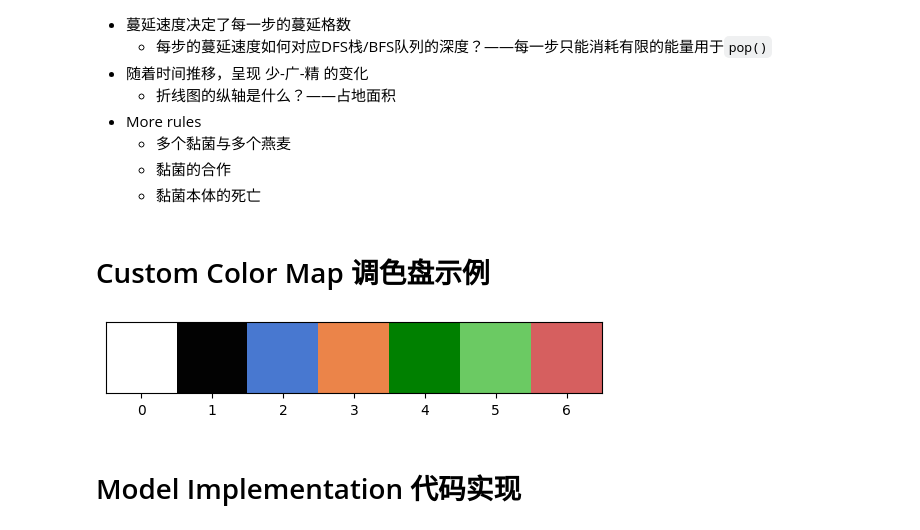
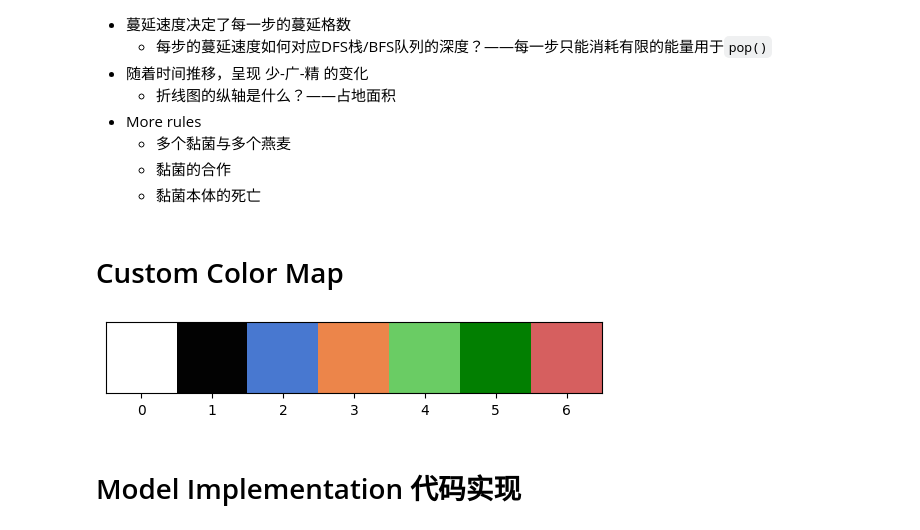
Before and after one commit to MengSunDom/CITS4403, a Jupyter notebook: CITS44403_29.ipynb, the cells around one changed output. Cells and saved outputs as stored; diff of their text form; code cells hidden in the pictures.

```diff
--- a/CITS44403_29.ipynb
+++ b/CITS44403_29.ipynb
@@ -211,7 +211,7 @@ plt.show()
   * 黏菌的合作
   * 黏菌本体的死亡
 # %% [markdown]
-# Custom Color Map 调色盘示例
+# Custom Color Map
 # %%
 import seaborn as sns
 from matplotlib.colors import LinearSegmentedColormap
@@ -220,7 +220,7 @@ import numpy as np
 
 # make a custom color map
 palette = sns.color_palette('muted')
-colors = ["white", "black", palette[0], palette[1], "green", palette[2], palette[3]]
+colors = ["white", "black", palette[0], palette[1], palette[2], "green", palette[3]]
 cmap = LinearSegmentedColormap.from_list("cmap", colors)
 
 # make a color dict
@@ -229,36 +229,37 @@ color = {
     "black" : 1,
     "blue" : 2,
     "orange" : 3,
-    "green" : 4,
-    "light_green" : 5,
+    "light_green" : 4,
+    "green" : 5,
     "red" : 6
 }
 
 # map item to color
 item_color = {
     "path" : color["white"],
     "wall" : color["black"],
     "oat" : color["red"],
     "mold" : color["green"],
     "growth" : color["light_green"]
 }
+
 # demo
 colors_demo = np.arange(7).reshape(1, -1)
 draw_params = {'cmap': cmap, 'vmin': 0, 'vmax': 6, 'alpha': 1}
 
 color_path = item_color["path"]
 color_wall = item_color["wall"]
 color_oat = item_color["oat"]
 color_mold = item_color["mold"]
 color_growth = item_color["growth"]
 
 # show palette
 plt.imshow(colors_demo, cmap=cmap, vmin=0, vmax=6)
 plt.xticks(np.arange(0, colors_demo.shape[1], step=1))
 plt.yticks([])  # remove y-axis
 plt.show()
 # %% [output]
-[figure, old version]
+[figure, new version]
 # %% [markdown]
 # Model Implementation 代码实现
 # %%
```
Also changed, not shown: parts of 11 cells of this notebook.
